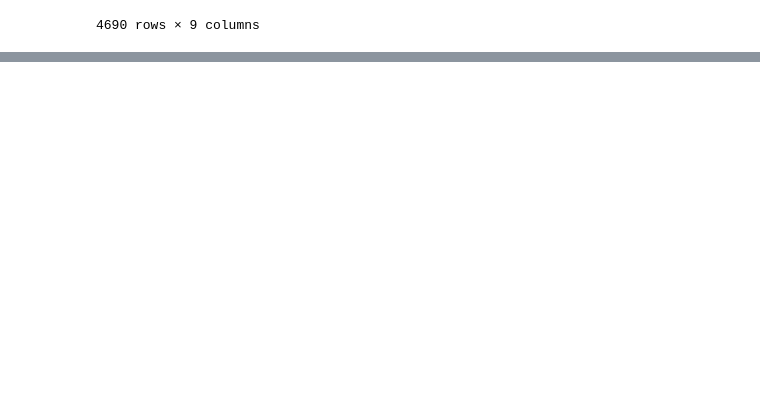
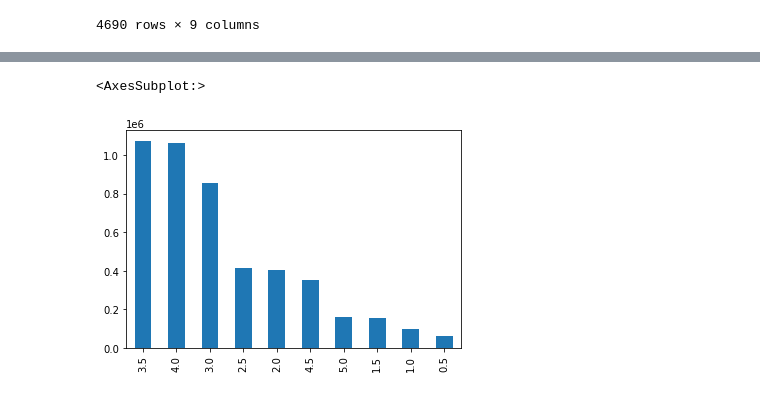
Before and after one commit to dablake7/bsc-phase-four-project, a Jupyter notebook: notebooks/exploratory/qiwen/first_eda.ipynb, the cells around one changed output, grey strips where cells are left out. Drawn from its saved outputs; the diff is of its cells as text; code cells hidden in the pictures; blank space fills up the shorter version.

Commit message:
added graph

```diff
--- a/notebooks/exploratory/qiwen/first_eda.ipynb
+++ b/notebooks/exploratory/qiwen/first_eda.ipynb
@@ -3,8 +4,8 @@ import pandas as pd
 # %%
-links = pd.read_csv('links.csv')
-movies = pd.read_csv('movies.csv')
-ratings = pd.read_csv('ratings.csv')
-tags = pd.read_csv('tags.csv')
+links = pd.read_csv('../../../data/links.csv')
+movies = pd.read_csv('../../../data/movies.csv')
+ratings = pd.read_csv('../../../data/ratings.csv')
+tags = pd.read_csv('../../../data/tags.csv')
 new = pd.merge(links, movies)
 new_2 = pd.merge(new, ratings)
 # Drop movieId and timestamp
@@ -63,0 +109,5 @@ df.userId.value_counts()
+# %%
+df.rating.value_counts().plot(kind='bar')
+# %% [output]
+<AxesSubplot:>
+[figure, added]
```
Also changed, not shown: parts of 9 cells of this notebook, 6 other files.
